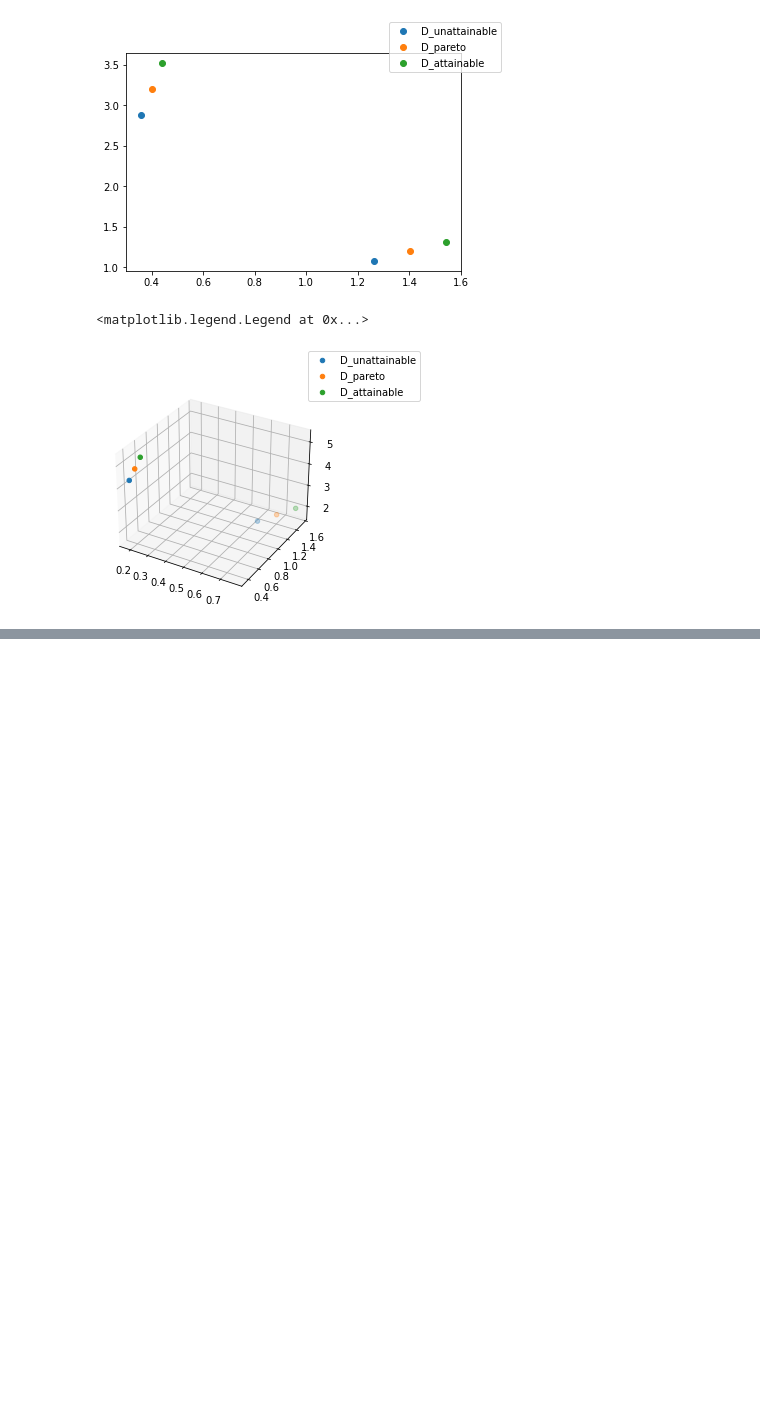
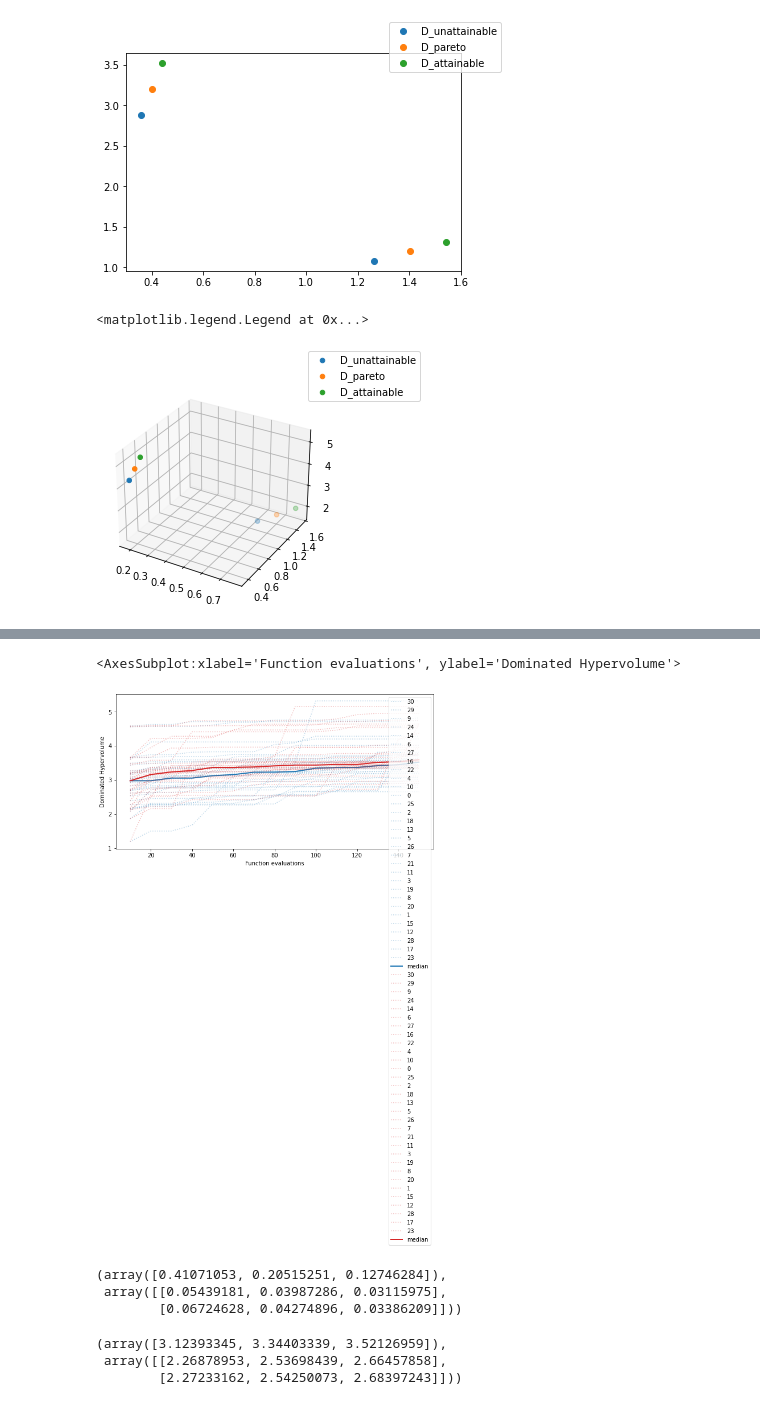
Before and after one commit to FinleyGibson/SAF_EMO, a Jupyter notebook: experiments/directed/analysis/results_tables/table_01.ipynb, the cells around one changed output, grey strips where cells are left out. Drawn from its saved outputs; the diff is of its cells as text; code cells hidden in the pictures; blank space fills up the shorter version.

```diff
--- a/experiments/directed/analysis/results_tables/table_01.ipynb
+++ b/experiments/directed/analysis/results_tables/table_01.ipynb
@@ -412,0 +188,18 @@ single_target_dominated_hypervolume(p, t2)
+# %%
+fig = results.plot_hpv()
+results.plot_hpv(axis=fig.gca(), c="C3", reference=True)
+# %% [output]
+<AxesSubplot:xlabel='Function evaluations', ylabel='Dominated Hypervolume'>
+[figure, added]
+# %%
+results.get_intervals(measure= 'igd', intervals=stages, reference=False)
+# %% [output]
+(array([0.41071053, 0.20515251, 0.12746284]),
+ array([[0.05439181, 0.03987286, 0.03115975],
+        [0.06724628, 0.04274896, 0.03386209]]))
+# %%
+results.get_intervals(measure= 'hpv', intervals=stages, reference=False)
+# %% [output]
+(array([3.12393345, 3.34403339, 3.52126959]),
+ array([[2.26878953, 2.53698439, 2.66457858],
+        [2.27233162, 2.54250073, 2.68397243]]))
```
Also changed, not shown: parts of 22 cells of this notebook, 8 other files.
